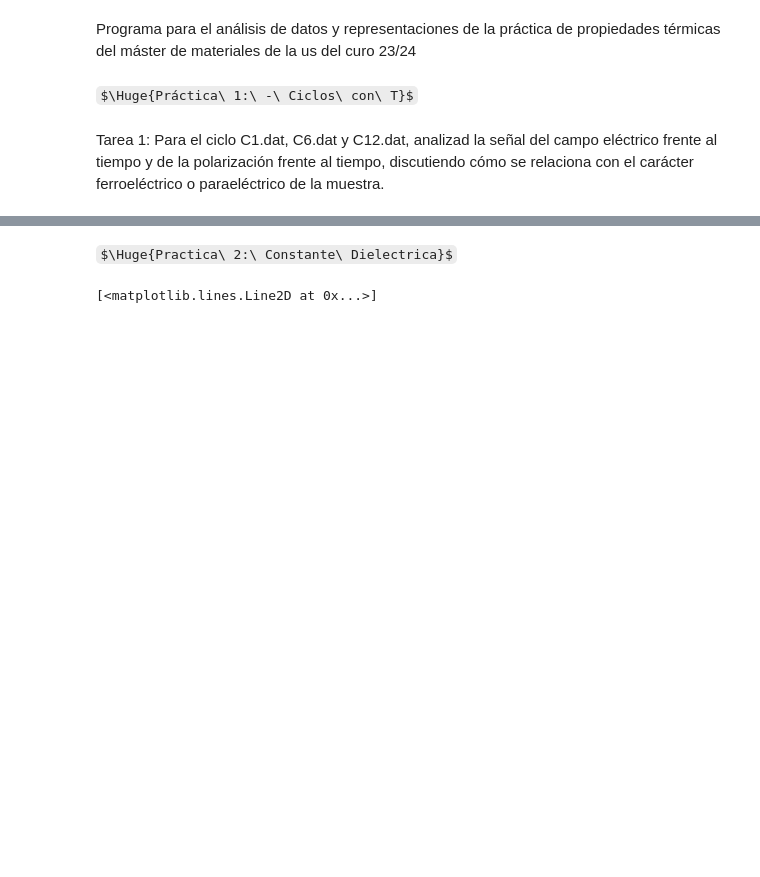
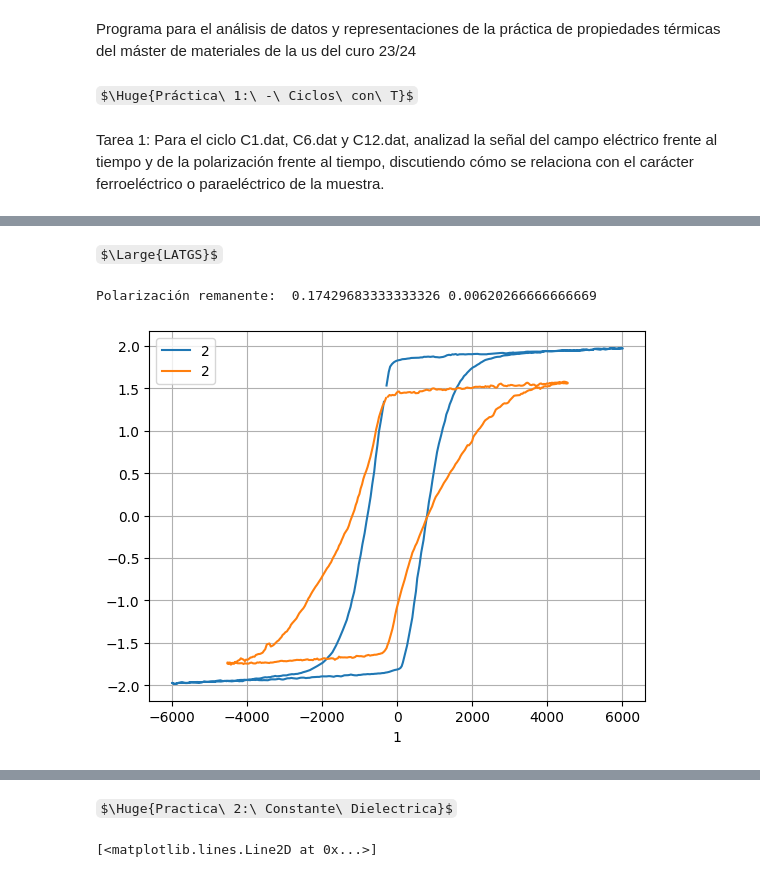
Before and after one commit to albertopeinador/termicas, a Jupyter notebook: lab_termo.ipynb, the cells around one changed output, grey strips where cells are left out. Drawn from its saved outputs; the diff is of its cells as text; code cells hidden in the pictures; some formulas as TeX source; blank space fills up the shorter version.

```diff
--- a/lab_termo.ipynb
+++ b/lab_termo.ipynb
@@ -46,14 +46,14 @@ fig = plt.figure()
 ax = fig.add_subplot(1,1,1)
 fig2 = plt.figure()
 ax2 = fig2.add_subplot(1,1,1)
-fig3 = plt.figure()
-ax3 = fig3.add_subplot(1,1,1)
+#fig3 = plt.figure()
+#ax3 = fig3.add_subplot(1,1,1)
 for i in list_of_cicles:
     dtfs[i][1].plot(x = 0, y = 1, ax=ax)
     dtfs[i][1].plot(x = 0, y = 2, ax=ax2)
-    if dtfs[i][0] == 323.6:
-      dtfs[i][1].plot(x = 1, y = 2, ax=ax3)
-plt.grid()
+#    if dtfs[i][0] == 323.6:
+#      dtfs[i][1].plot(x = 1, y = 2, ax=ax3)
+#plt.grid()
 # %% [output]
 [figure]
 [figure]
@@ -101,3 +99,22 @@ ax3.plot(x, y)
 [figure]
 [figure]
 [figure]
+# %% [markdown]
+$\Large{LATGS}$
+# %%
+df_LATGS = pd.read_csv('datos_practicas_23_24/CLATGS.DAT', header=None)
+
+fig = plt.figure()
+ax = fig.subplots()
+
+dtfs['C1.DAT'][1].plot(x = 1, y = 2, ax = ax)
+df_LATGS.plot(x = 1, y =2, ax = ax)
+ax.grid()
+
+Ec_LATGS = df_LATGS[1].iloc[df_LATGS[2].abs().argsort()[:6]].to_list()
+Pr_LATGS = df_LATGS[2].iloc[df_LATGS[1].abs().argsort()[:6]].to_list()
+
+print('Polarización remanente: ', np.mean(Pr_LATGS), np.mean(Pr[0])) #Im leaving this as is because even though it doesnt make much sense to average out both + and - it shows LATGS is shifted beacuse mean is not 0
+# %% [output]
+Polarización remanente:  0.17429683333333326 0.00620266666666669
+[figure, added]
```
Also changed, not shown: parts of 4 cells of this notebook.
